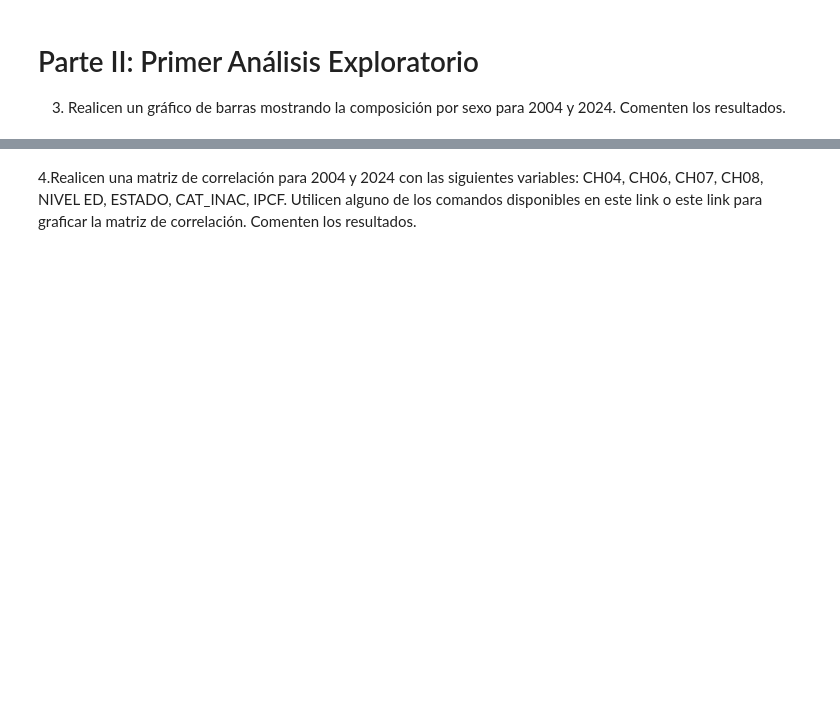
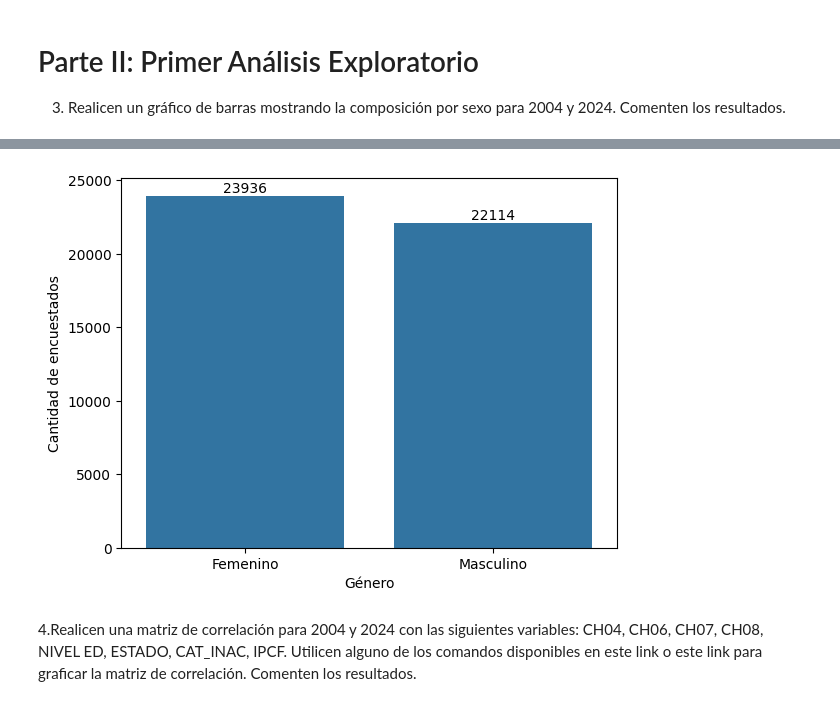
Before and after one commit to RoccoGabrielPimenta/BigDataUBA-Grupo22, a Jupyter notebook: TP 2/Big_Data_TP2_Grupo22.ipynb, the cells around one changed output, grey strips where cells are left out. Cells and saved outputs as stored; diff of their text form; code cells hidden in the pictures; blank space fills up the shorter version.

```diff
--- a/TP 2/Big_Data_TP2_Grupo22.ipynb
+++ b/TP 2/Big_Data_TP2_Grupo22.ipynb
@@ -53,7 +50,7 @@ df
 # %%
 url = "https://github.com/RoccoGabrielPimenta/BigDataUBA-Grupo22/raw/refs/heads/main/TP%202/usu_individual_t104.dta"
-df = pd.read_stata(url)
-df
+df2 = pd.read_stata(url)
+df2
 # %% [output]
 |  | CODUSU | nro_hogar | componente | h15 | ano4 | trimestre | region | mas_500 | aglomerado | pondera | ... |
 | 0 | 125098 | 1.0 | 1.0 | Sí | 2004.0 | 1er. Trimestre | Gran Buenos Aires | S | Ciudad de Buenos Aires | 1299.0 | ... |
@@ -92,0 +443,4 @@ brevemente en el reporte dicho proceso de limpieza.
+# %%
+df_genero = df['CH04']
+df_genero_con_nombres = df_genero.replace({1: 'Masculino', 2: 'Femenino'})
+df_genero_con_nombres.value_counts()
@@ -93,3 +453,14 @@ brevemente en el reporte dicho proceso de limpieza.
+# %%
+ax = sns.barplot(data = df_genero_con_nombres.value_counts())
+
+ax.set(xlabel='Género', ylabel = 'Cantidad de encuestados')
+# Agregar etiquetas con los valores reales
+for container in ax.containers:
+    ax.bar_label(container)
+
+plt.show()
+# %% [output]
+[figure, added]
 # %% [markdown]
 4.Realicen una matriz de correlación para 2004 y 2024 con las siguientes
 variables: CH04, CH06, CH07, CH08, NIVEL ED, ESTADO,
```
Also changed, not shown: parts of 24 cells of this notebook.
